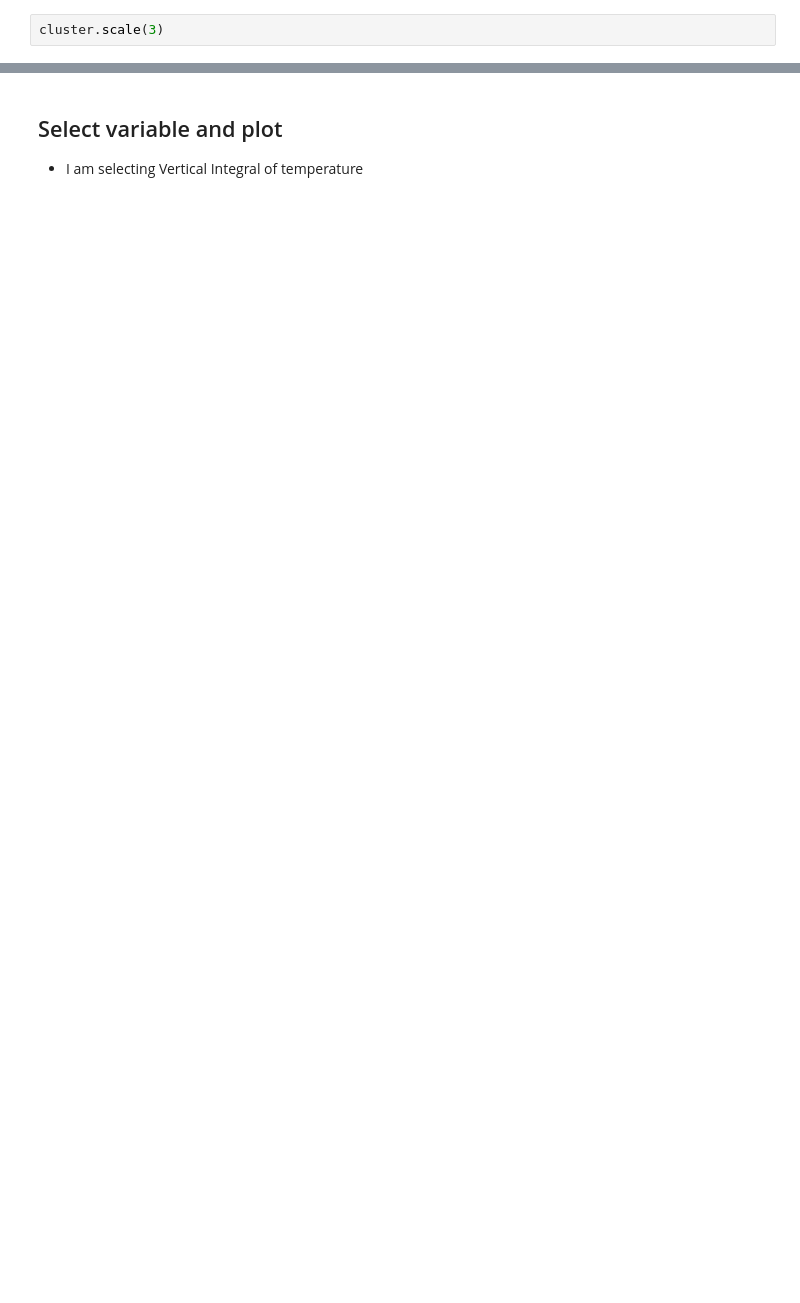
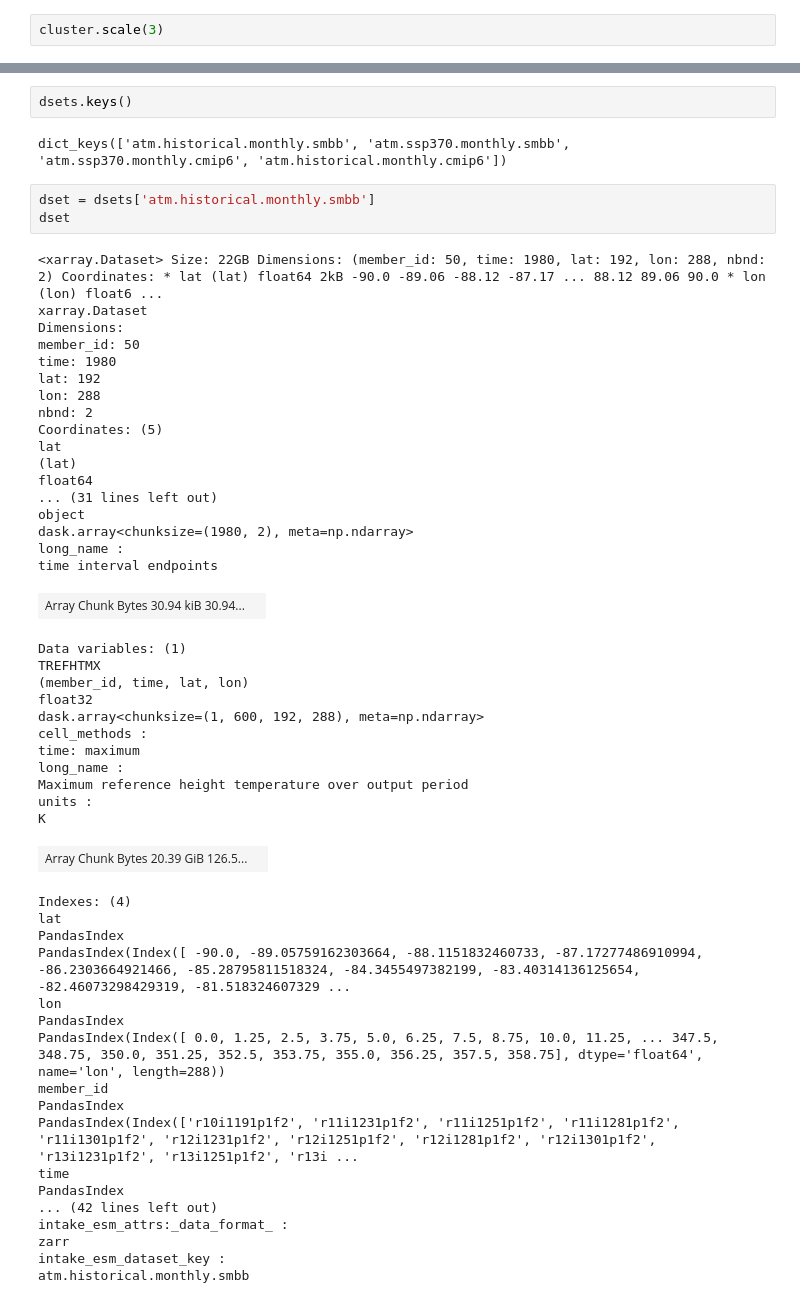
Before and after one commit to NCAR/gdex-intake-esm, a Jupyter notebook: notebooks/cesm2_lens.ipynb, the cells around one changed output, grey strips where cells are left out. Drawn from its saved outputs; the diff is of its cells as text; blank space fills up the shorter version.

```diff
--- a/notebooks/cesm2_lens.ipynb
+++ b/notebooks/cesm2_lens.ipynb
@@ -237,3 +190,55 @@ dsets = cat_temp.to_dataset_dict()
-# %% [markdown]
-## Select variable and plot
-- I am selecting Vertical Integral of temperature
+# %%
+dsets.keys()
+# %% [output]
+dict_keys(['atm.historical.monthly.smbb', 'atm.ssp370.monthly.smbb', 'atm.ssp370.monthly.cmip6', 'atm.historical.monthly.cmip6'])
+# %%
+dset = dsets['atm.historical.monthly.smbb']
+dset
+# %% [output]
+<xarray.Dataset> Size: 22GB Dimensions: (member_id: 50, time: 1980, lat: 192, lon: 288, nbnd: 2) Coordinates: * lat (lat) float64 2kB -90.0 -89.06 -88.12 -87.17 ... 88.12 89.06 90.0 * lon (lon) float6 ...
+xarray.Dataset
+Dimensions:
+member_id: 50
+time: 1980
+lat: 192
+lon: 288
+nbnd: 2
+Coordinates: (5)
+lat
+(lat)
+float64
+... (31 lines left out)
+object
+dask.array<chunksize=(1980, 2), meta=np.ndarray>
+long_name :
+time interval endpoints
+| Array Chunk Bytes 30.94 kiB 30.94... |  |
+Data variables: (1)
+TREFHTMX
+(member_id, time, lat, lon)
+float32
+dask.array<chunksize=(1, 600, 192, 288), meta=np.ndarray>
+cell_methods :
+time: maximum
+long_name :
+Maximum reference height temperature over output period
+units :
+K
+| Array Chunk Bytes 20.39 GiB 126.5... |  |
+Indexes: (4)
+lat
+PandasIndex
+PandasIndex(Index([ -90.0, -89.05759162303664, -88.1151832460733, -87.17277486910994, -86.2303664921466, -85.28795811518324, -84.3455497382199, -83.40314136125654, -82.46073298429319, -81.518324607329 ...
+lon
+PandasIndex
+PandasIndex(Index([ 0.0, 1.25, 2.5, 3.75, 5.0, 6.25, 7.5, 8.75, 10.0, 11.25, ... 347.5, 348.75, 350.0, 351.25, 352.5, 353.75, 355.0, 356.25, 357.5, 358.75], dtype='float64', name='lon', length=288))
+member_id
+PandasIndex
+PandasIndex(Index(['r10i1191p1f2', 'r11i1231p1f2', 'r11i1251p1f2', 'r11i1281p1f2', 'r11i1301p1f2', 'r12i1231p1f2', 'r12i1251p1f2', 'r12i1281p1f2', 'r12i1301p1f2', 'r13i1231p1f2', 'r13i1251p1f2', 'r13i ...
+time
+PandasIndex
+... (42 lines left out)
+intake_esm_attrs:_data_format_ :
+zarr
+intake_esm_dataset_key :
+atm.historical.monthly.smbb
```
Also changed, not shown: parts of 30 cells of this notebook.
